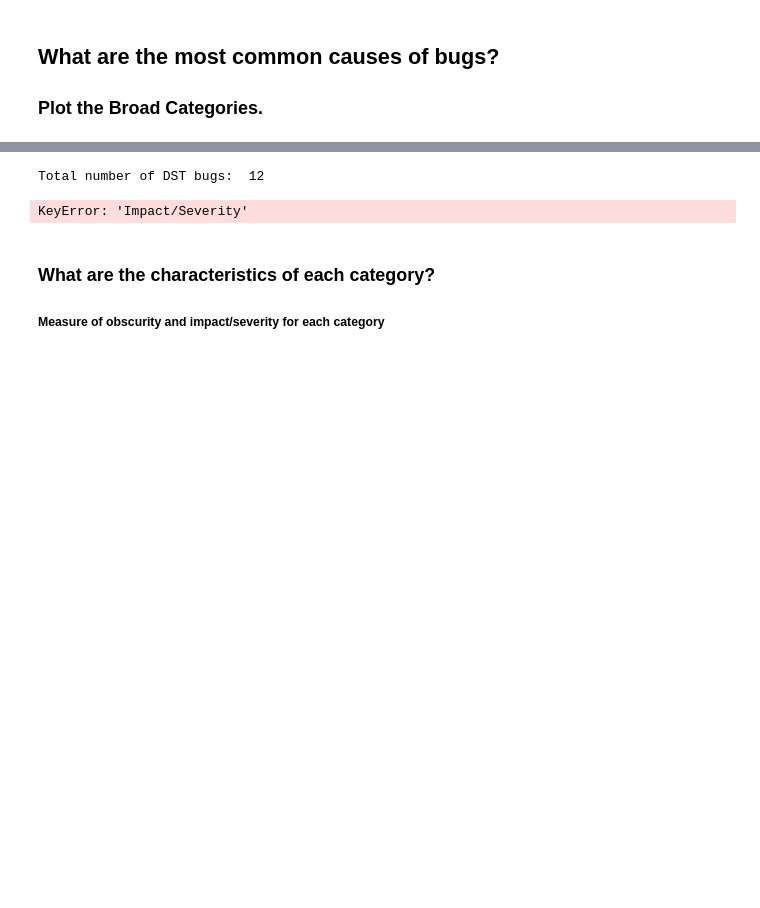
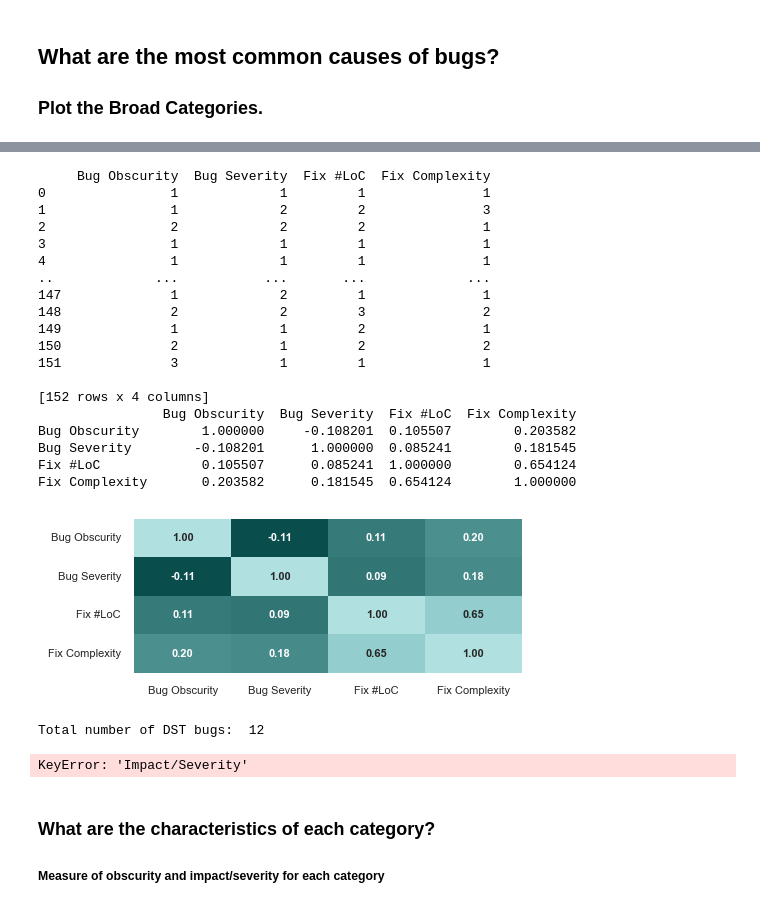
Before and after one commit to cmu-pasta/date-time, a Jupyter notebook: analysis/insights.ipynb, the cells around one changed output, grey strips where cells are left out. Saved outputs shown, nothing was run; the diff lists cells and outputs as text; code cells hidden in the pictures; blank space fills up the shorter version.

```diff
--- a/analysis/insights.ipynb
+++ b/analysis/insights.ipynb
@@ -269,3 +324,61 @@ The palette list has fewer values (8) than needed (13) and will cycle, which may
+# %%
+# Convert low, medium, high to 1, 2, 3 for 'Obscurity', 'Impact', '# LOC', and 'Logic Needed'
+df_temp = df.copy()
+df_temp['Impact'] = df['Impact'].map({'Low': 1, 'Medium': 2, 'High': 3})
+df_temp['Obscurity'] = df['Obscurity'].map({'Low': 1, 'Medium': 2, 'High': 3})
+df_temp['# LOC'] = df['# LOC'].map({'Low': 1, 'Medium': 2, 'High': 3, 'Very High': 4})
+df_temp['Logic Needed'] = df['Logic Needed'].map({'Low': 1, 'Medium': 2, 'High': 3})
+
+df_temp = df_temp[['Obscurity', 'Impact', '# LOC', 'Logic Needed']]
+df_temp = df_temp.dropna()
+
+# rename the columns
+df_temp.columns = ['Bug Obscurity', 'Bug Severity', 'Fix #LoC', 'Fix Complexity']
+
+print(df_temp)
+print(df_temp.corr())
+
+colors = ["#642915", "#c7522a", "#d68a58", "#e5c185", "#74a892", "#094d4d", "#80c2c2", "#b1e0e0"]
+custom_cmap = mcolors.LinearSegmentedColormap.from_list("", colors[5:])
+
+plt.figure(figsize=(5, 2))  # Adjust width and height as needed
+
+# Create the heatmap
+heatmap = sns.heatmap(df_temp.corr(),
+                       annot=True,
+                       annot_kws={"size": 8, "weight": "bold"},
+                       cmap=custom_cmap,
+                       fmt=".2f",
+                       cbar=False)  # Optional: adjust color bar size
+
+# Set the tick labels size and rotation
+plt.xticks(fontsize=8, rotation=0)  # X-axis tick labels
+plt.yticks(fontsize=8, rotation=0)   # Y-axis tick labels
+
+# Save and show the plot
+plt.savefig(SAVE_PATH+'correlation_plot.pdf', transparent=True, bbox_inches='tight')
+plt.show()
+# %% [output]
+     Bug Obscurity  Bug Severity  Fix #LoC  Fix Complexity
+0                1             1         1               1
+1                1             2         2               3
+2                2             2         2               1
+3                1             1         1               1
+4                1             1         1               1
+..             ...           ...       ...             ...
+147              1             2         1               1
+148              2             2         3               2
+149              1             1         2               1
+150              2             1         2               2
+151              3             1         1               1
+
+[152 rows x 4 columns]
+                Bug Obscurity  Bug Severity  Fix #LoC  Fix Complexity
+Bug Obscurity        1.000000     -0.108201  0.105507        0.203582
+Bug Severity        -0.108201      1.000000  0.085241        0.181545
+Fix #LoC             0.105507      0.085241  1.000000        0.654124
+Fix Complexity       0.203582      0.181545  0.654124        1.000000
+[figure, added]
 # %%
 #About DST Bugs.
 
```
Also changed, not shown: parts of 11 cells of this notebook, 13 other files.
